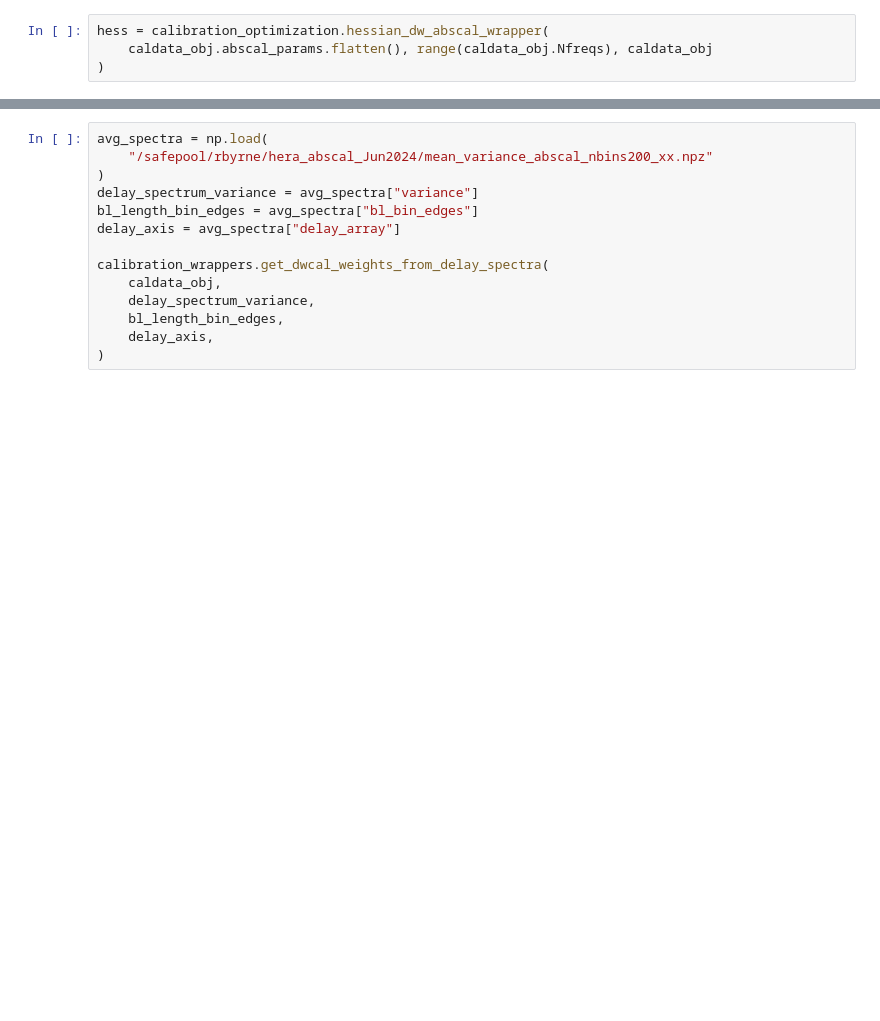
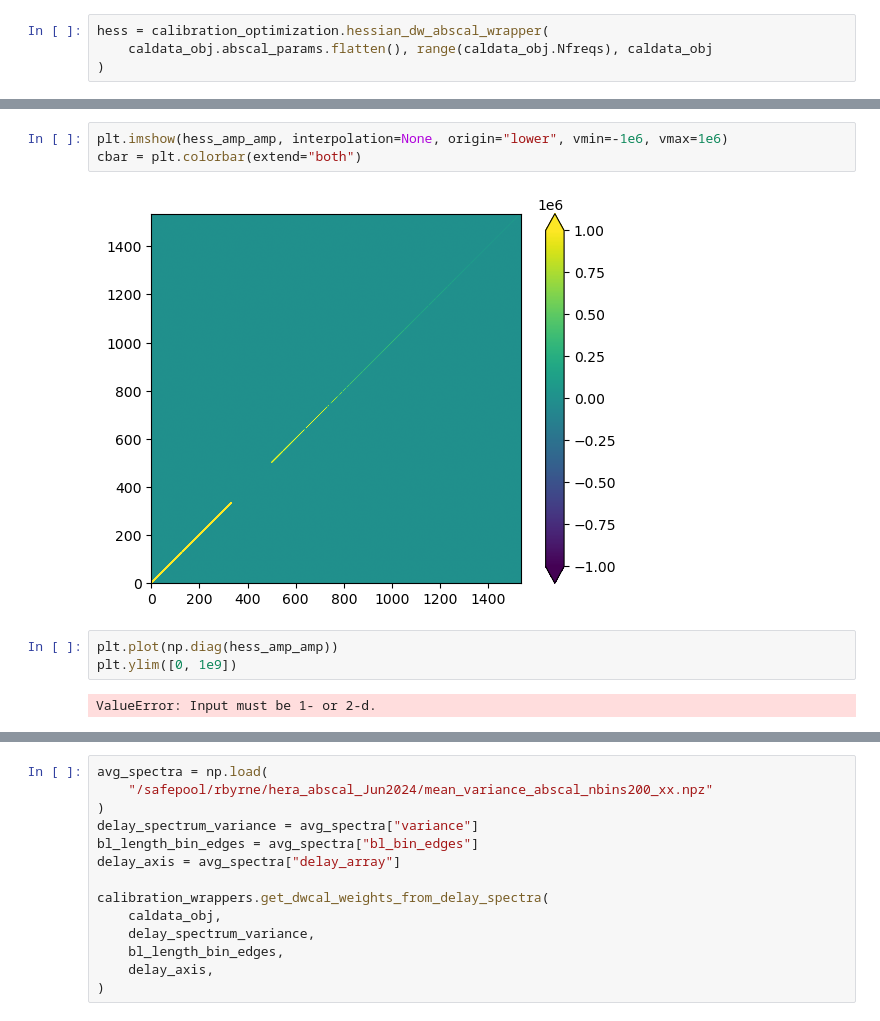
Before and after one commit to rlbyrne/rlb_hera, a Jupyter notebook: hera_data_viewer.ipynb, the cells around one changed output, grey strips where cells are left out. Cells and saved outputs as stored; diff of their text form; blank space fills up the shorter version.

```diff
--- a/hera_data_viewer.ipynb
+++ b/hera_data_viewer.ipynb
@@ -182,0 +207,10 @@ hess = calibration_optimization.hessian_dw_abscal_wrapper(
+# %%
+plt.imshow(hess_amp_amp, interpolation=None, origin="lower", vmin=-1e6, vmax=1e6)
+cbar = plt.colorbar(extend="both")
+# %% [output]
+[figure, added]
+# %%
+plt.plot(np.diag(hess_amp_amp))
+plt.ylim([0, 1e9])
+# %% [output]
+ValueError: Input must be 1- or 2-d.
```
Also changed, not shown: parts of 25 cells of this notebook, 3 other files.
